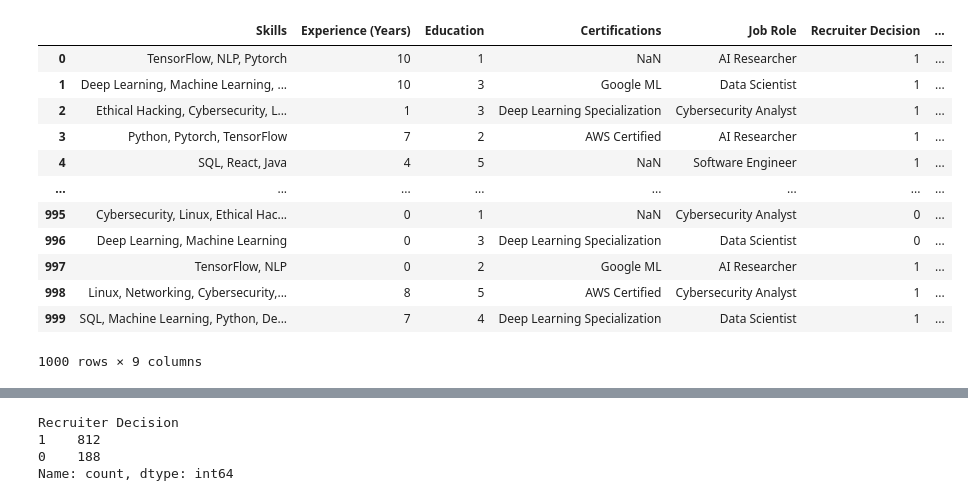
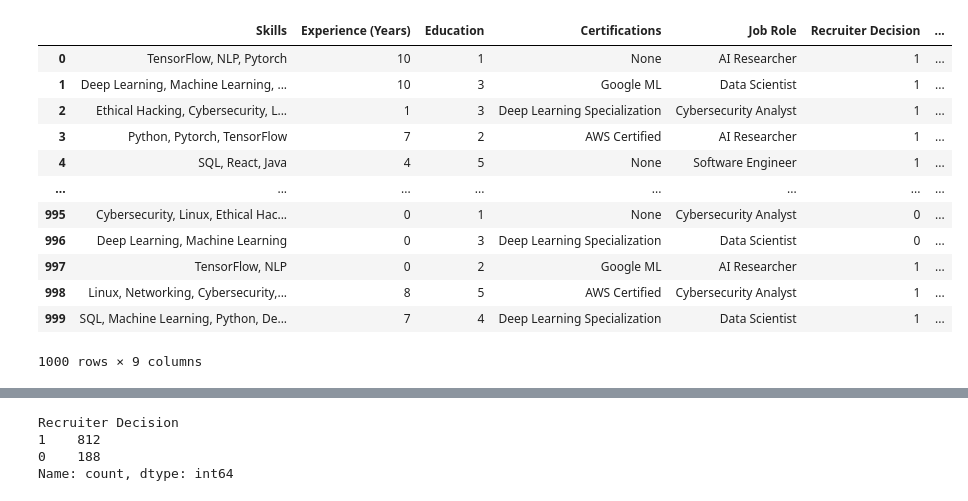
Before and after one commit to bella-mia/2025_FinalProject_ByteMe, a Jupyter notebook: AIr_clean_wClass.ipynb, the cells around one changed output, grey strips where cells are left out. Saved outputs shown, nothing was run; the diff lists cells and outputs as text; code cells hidden in the pictures.

```diff
--- a/AIr_clean_wClass.ipynb
+++ b/AIr_clean_wClass.ipynb
@@ -3,6 +3,7 @@ import pandas as pd
 # %%
 AI = pd.read_csv('AI_Resume_Screening.csv')
 # %%
+AI = AI.replace(np.nan, 'None')
 AIrD = pd.DataFrame(AI)
 
 # dont need resume id or name
@@ -12,40 +13,40 @@ AIrD = AIrD.drop(labels=['Resume_ID', 'Name'], axis=1)
 AIrD['Education'] = AIrD['Education'].astype(str).str.strip().str.lower()
 
 education_mapping = {
     'b.sc': 1,
     'b.tech': 2,
     'btech': 2,        # just in case
     'mba': 3,
     'm.tech': 4,
     'phd': 5
 }
 
 AIrD['Education'] = AIrD['Education'].map(education_mapping)
 
 AIrD = AIrD.dropna(subset=['Education'])
 
 # ----- recruiter decision: 1 hired 0 rejected
 AIrD['Recruiter Decision'] = AIrD['Recruiter Decision'].astype(str).str.strip().str.lower()
 
 AIrD['Recruiter Decision'] = AIrD['Recruiter Decision'].map({
     'hire': 1,
     'reject': 0
 })
 
 AIrD = AIrD.dropna(subset=['Recruiter Decision'])
 
 AIrD = AIrD.reset_index(drop=True)
 
 AIrD
 # %% [output]
 |  | Skills | Experience (Years) | Education | Certifications | Job Role | Recruiter Decision | ... |
-| 0 | TensorFlow, NLP, Pytorch | 10 | 1 | NaN | AI Researcher | 1 | ... |
+| 0 | TensorFlow, NLP, Pytorch | 10 | 1 | None | AI Researcher | 1 | ... |
 | 1 | Deep Learning, Machine Learning, ... | 10 | 3 | Google ML | Data Scientist | 1 | ... |
 | 2 | Ethical Hacking, Cybersecurity, L... | 1 | 3 | Deep Learning Specialization | Cybersecurity Analyst | 1 | ... |
 | 3 | Python, Pytorch, TensorFlow | 7 | 2 | AWS Certified | AI Researcher | 1 | ... |
-| 4 | SQL, React, Java | 4 | 5 | NaN | Software Engineer | 1 | ... |
+| 4 | SQL, React, Java | 4 | 5 | None | Software Engineer | 1 | ... |
 | ... | ... | ... | ... | ... | ... | ... | ... |
-| 995 | Cybersecurity, Linux, Ethical Hac... | 0 | 1 | NaN | Cybersecurity Analyst | 0 | ... |
+| 995 | Cybersecurity, Linux, Ethical Hac... | 0 | 1 | None | Cybersecurity Analyst | 0 | ... |
 | 996 | Deep Learning, Machine Learning | 0 | 3 | Deep Learning Specialization | Data Scientist | 0 | ... |
 | 997 | TensorFlow, NLP | 0 | 2 | Google ML | AI Researcher | 1 | ... |
 | 998 | Linux, Networking, Cybersecurity,... | 8 | 5 | AWS Certified | Cybersecurity Analyst | 1 | ... |
```
Also changed, not shown: parts of 7 cells of this notebook.
